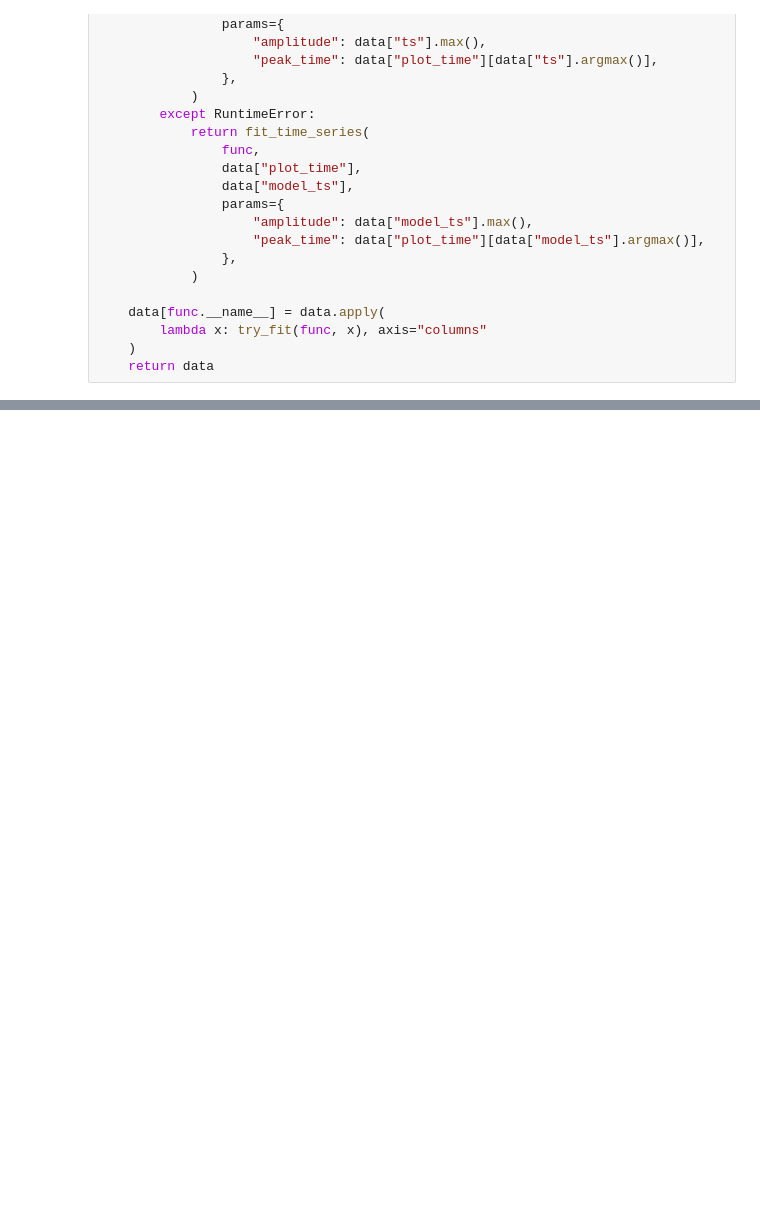
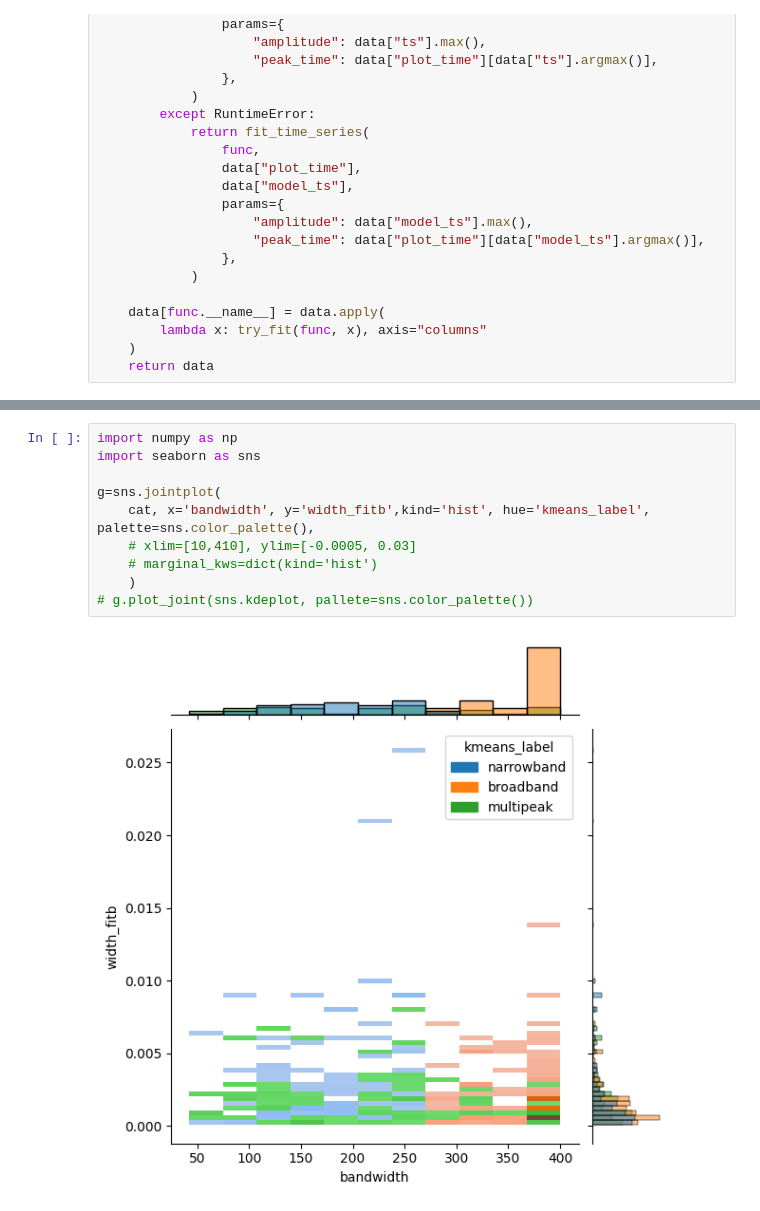
Before and after one commit to Thaza-Kun/sarjana, a Jupyter notebook: docs/notebooks/09-identifying-type-i-and-ii.ipynb, the cells around one changed output, grey strips where cells are left out. Drawn from its saved outputs; the diff is of its cells as text; blank space fills up the shorter version.

```diff
--- a/docs/notebooks/09-identifying-type-i-and-ii.ipynb
+++ b/docs/notebooks/09-identifying-type-i-and-ii.ipynb
@@ -207,0 +171,12 @@ cat = pd.read_csv(chime_catalog)
+# %%
+import numpy as np
+import seaborn as sns
+
+g=sns.jointplot(
+    cat, x='bandwidth', y='width_fitb',kind='hist', hue='kmeans_label', palette=sns.color_palette(),
+    # xlim=[10,410], ylim=[-0.0005, 0.03]
+    # marginal_kws=dict(kind='hist')
+    )
+# g.plot_joint(sns.kdeplot, pallete=sns.color_palette())
+# %% [output]
+[figure, added]
```
Also changed, not shown: parts of 22 cells of this notebook, 30 other files.
